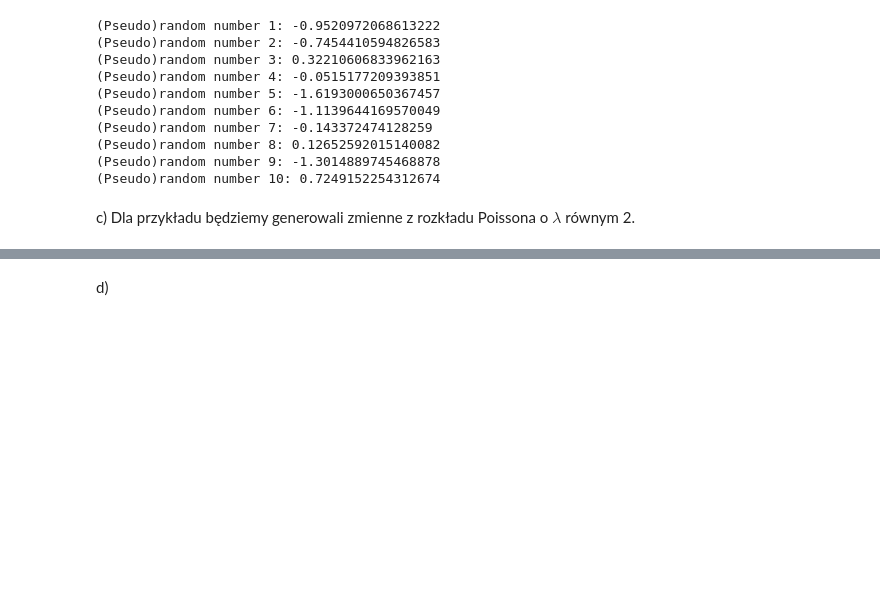
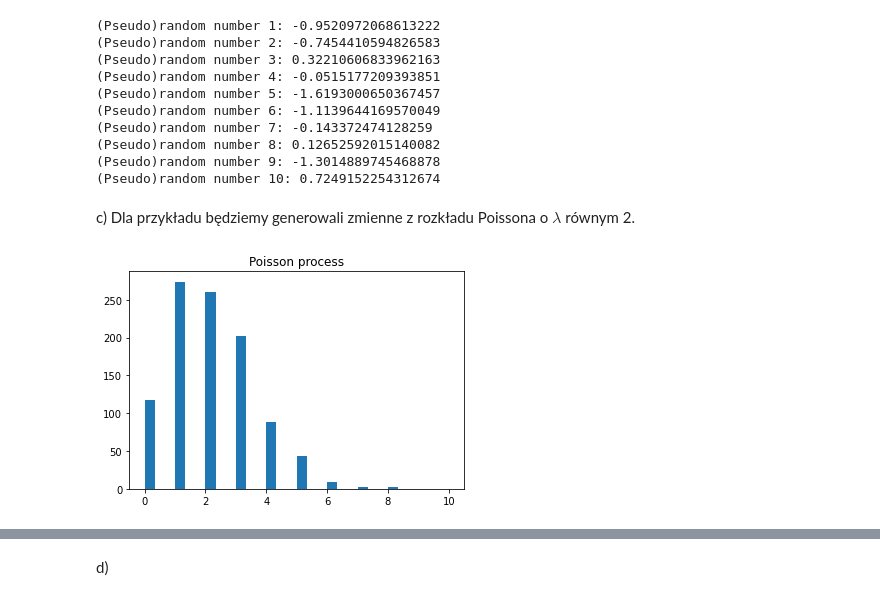
Before and after one commit to gekas145/MF, a Jupyter notebook: lab1.ipynb, the cells around one changed output, grey strips where cells are left out. Saved outputs shown, nothing was run; the diff lists cells and outputs as text; code cells hidden in the pictures; blank space fills up the shorter version.

```diff
--- a/lab1.ipynb
+++ b/lab1.ipynb
@@ -75,11 +75,11 @@ c) Dla przykładu będziemy generowali zmienne z rozkładu Poissona o $\lambda$
 # Liczba tych zmiennych da nam wartość zmiennej poissonowskiej z parameterm 2
 
 def poisson1():
-    x = exponential(2)
+    x = exponential(1/2) # chodzi o Exp(2), numpy ma ten rozkład z parametrem 1/lambda
     poisson_val = 0
     while x <= 1:
         poisson_val += 1
-        x += exponential(2)
+        x += exponential(1/2)
     return poisson_val
 
 # Sposób drugi - jak było na laboratorium
@@ -97,3 +97,18 @@ def poisson2():
         sum1 = sum2
         sum2 += poisson_pmf(i)
     return i
+# %%
+def random_c(n, method):
+    samples = [0] * n
+    for i in range(n):
+        samples[i] = method()
+    return samples
+
+n = 1000
+# %%
+samples = random_c(n, poisson1)
+plt.hist(samples, bins=30, range=[0, 10])
+plt.title('Poisson process')
+plt.show()
+# %% [output]
+[figure, added]
```
Also changed, not shown: parts of 9 cells of this notebook.
